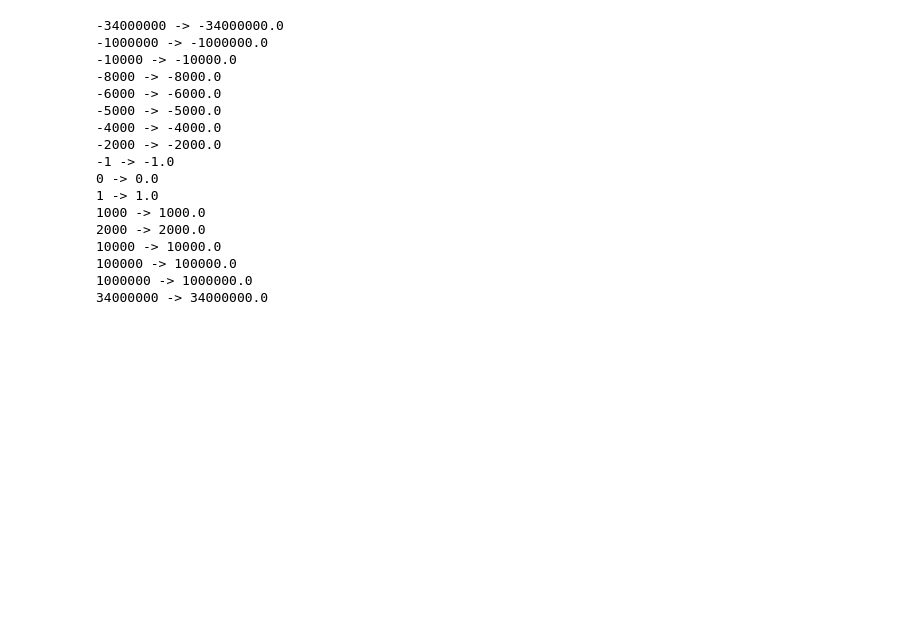
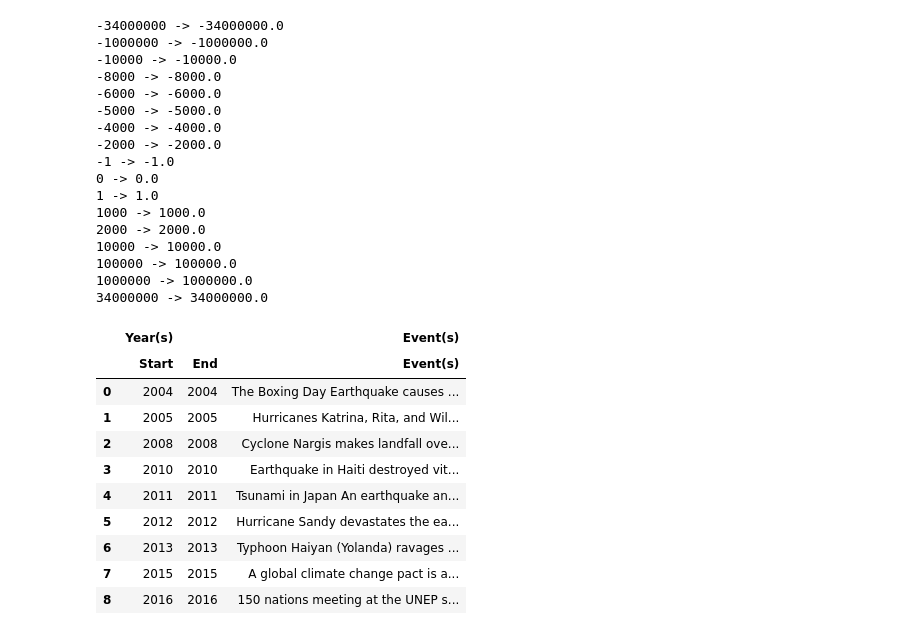
Before and after one commit to domschl/EbookTools, a Jupyter notebook: wiki_exporter.ipynb, the cells around one changed output. Saved outputs shown, nothing was run; the diff lists cells and outputs as text; code cells hidden in the pictures; blank space fills up the shorter version.

```diff
--- a/wiki_exporter.ipynb
+++ b/wiki_exporter.ipynb
@@ -652,3 +635,20 @@ for jd in jd_test_dates:
 100000 -> 100000.0
 1000000 -> 1000000.0
 34000000 -> 34000000.0
+# %%
+url = "https://en.wikipedia.org/wiki/Timeline_of_environmental_history"
+tables = pd.read_html(url)
+# %%
+tables[31]
+# %% [output]
+|  | Year(s) |  | Event(s) |
+|  | Start | End | Event(s) |
+| 0 | 2004 | 2004 | The Boxing Day Earthquake causes ... |
+| 1 | 2005 | 2005 | Hurricanes Katrina, Rita, and Wil... |
+| 2 | 2008 | 2008 | Cyclone Nargis makes landfall ove... |
+| 3 | 2010 | 2010 | Earthquake in Haiti destroyed vit... |
+| 4 | 2011 | 2011 | Tsunami in Japan An earthquake an... |
+| 5 | 2012 | 2012 | Hurricane Sandy devastates the ea... |
+| 6 | 2013 | 2013 | Typhoon Haiyan (Yolanda) ravages ... |
+| 7 | 2015 | 2015 | A global climate change pact is a... |
+| 8 | 2016 | 2016 | 150 nations meeting at the UNEP s... |
```
Also changed, not shown: parts of 6 cells of this notebook.
